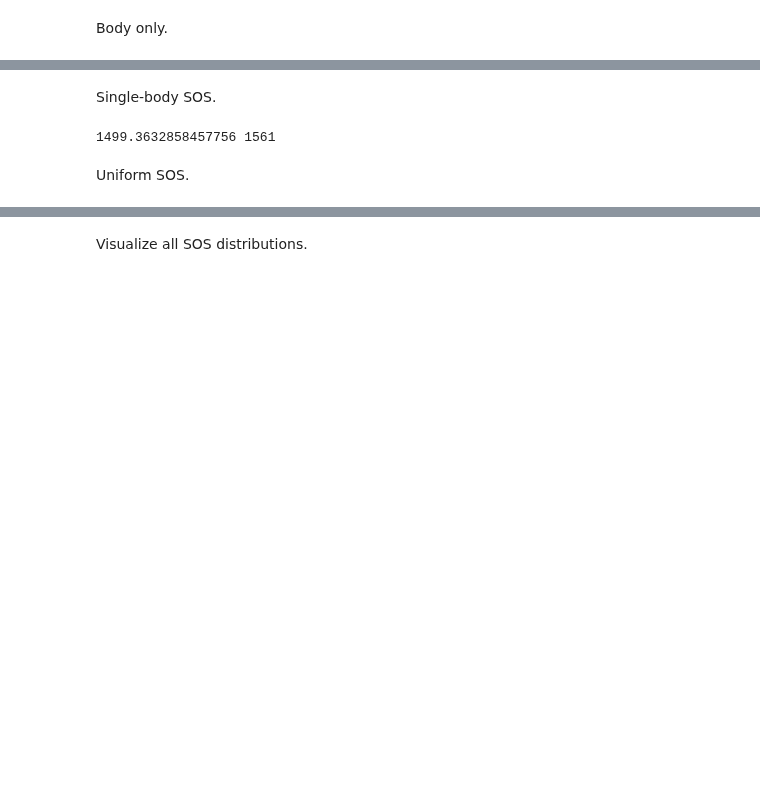
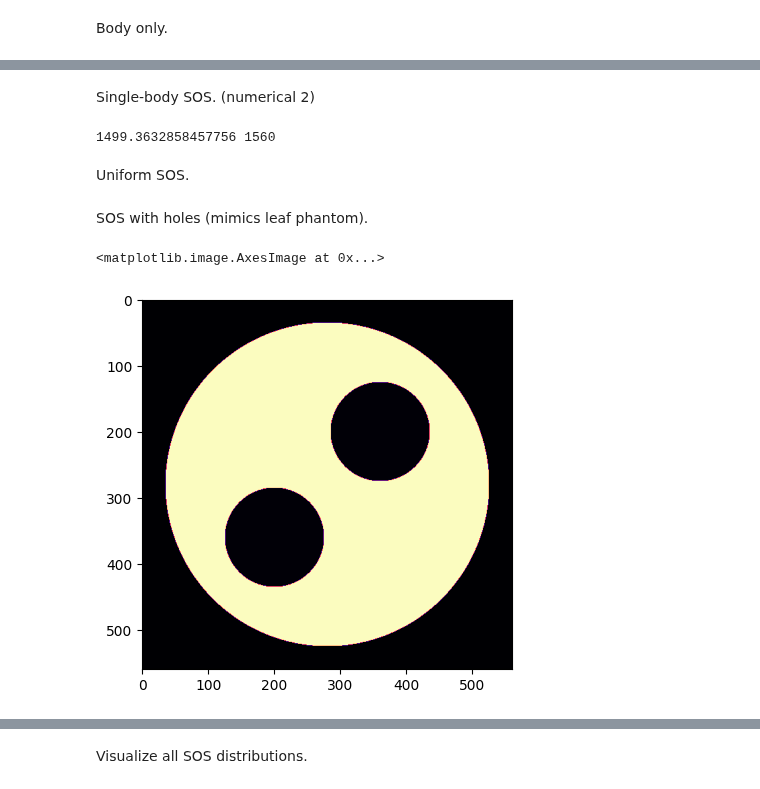
Before and after one commit to Lukeli0425/Coord-SoS-PACT, a Jupyter notebook: notebooks/create_phantom.ipynb, the cells around one changed output, grey strips where cells are left out. Cells and saved outputs as stored; diff of their text form; code cells hidden in the pictures; blank space fills up the shorter version.

```diff
--- a/notebooks/create_phantom.ipynb
+++ b/notebooks/create_phantom.ipynb
@@ -173,16 +173,33 @@ for key in ['body', 'liver']:
     (R, v, rou, offset) = structures_easy[key]
     SOS_body_liver[(x_vec - offset[0])**2 + (y_vec - offset[1])**2 < R**2] = v # Draw ring.
 # %% [markdown]
-Single-body SOS.
+Single-body SOS. (numerical 2)
 # %%
-average_SOS = 1561 # np.mean(SOS_easy[x_vec**2 + y_vec**2 < (9.8e-3)**2])
+average_SOS = 1560 # np.mean(SOS_easy[x_vec**2 + y_vec**2 < (9.8e-3)**2])
 print(v0, average_SOS)
 
 SOS_SB = np.ones((Ny, Nx)) * v0
 SOS_SB[x_vec**2 + y_vec**2 < (9.8e-3)**2] = average_SOS
 # %% [output]
-1499.3632858457756 1561
+1499.3632858457756 1560
 # %% [markdown]
 Uniform SOS.
 # %%
 SOS_uniform = np.ones((Ny, Nx)) * v0
+# %% [markdown]
+SOS with holes (mimics leaf phantom).
+# %%
+structures_holes = {
+    'body': (9.8e-3, 1545, 1027, (0, 0)),
+    'stomach lumen1': (3.0e-3, 1500, 1, (-3.2e-3, 3.2e-3)),
+    'stomach lumen2': (3.0e-3, 1500, 1, (3.2e-3, -3.2e-3)),
+}
+
+SOS_holes = np.ones((Ny, Nx)) * v0
+for key, (R, v, rou, offset) in structures_holes.items():
+    SOS_holes[(x_vec - offset[0])**2 + (y_vec - offset[1])**2 < R**2] = v
+
+plt.imshow(SOS_holes, cmap='magma')
+# %% [output]
+<matplotlib.image.AxesImage at 0x...>
+[figure, added]
```
Also changed, not shown: parts of 10 cells of this notebook, 18 other files.
